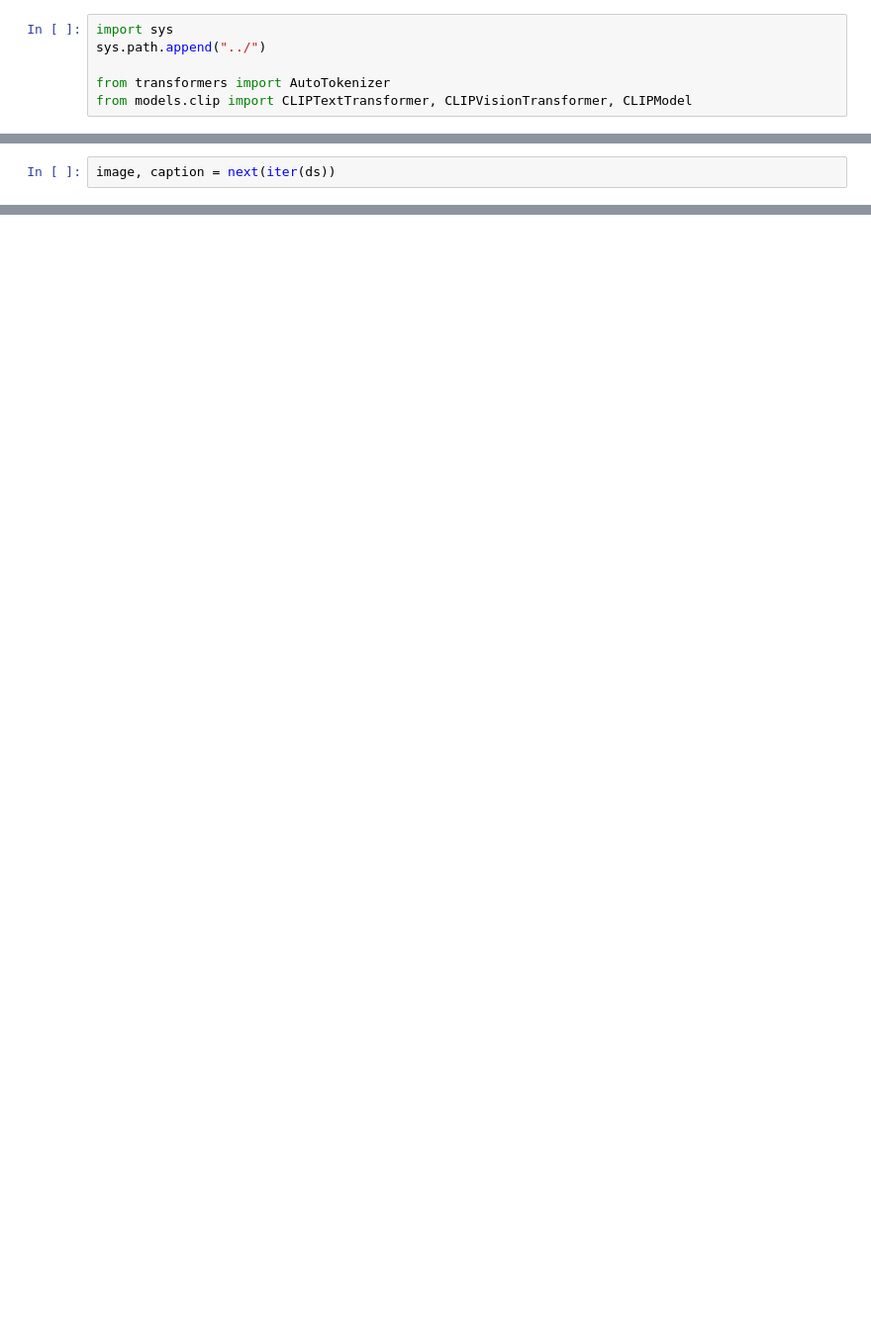
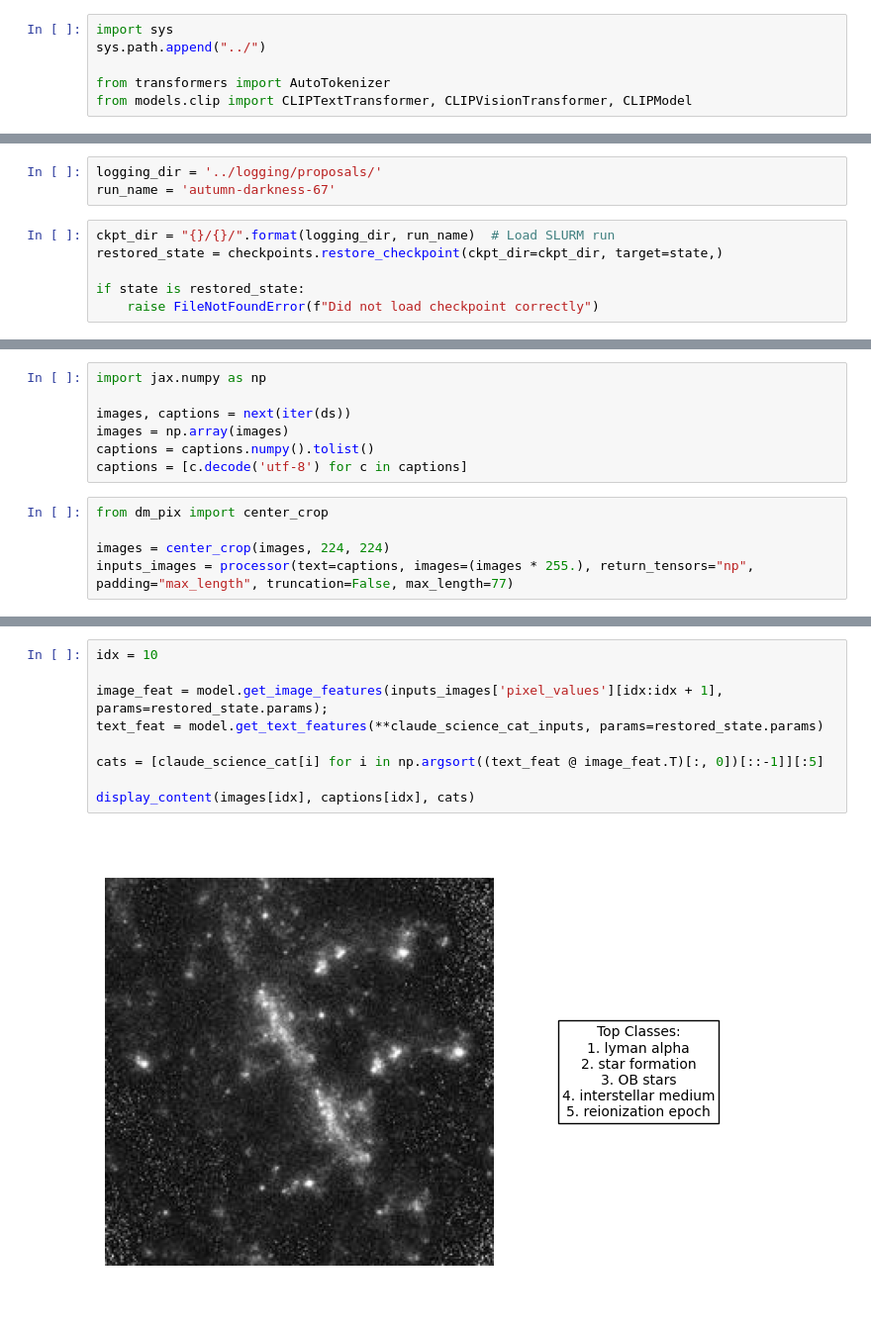
Before and after one commit to smsharma/PAPERCLIP-Hubble, a Jupyter notebook: notebooks/eval.ipynb, the cells around one changed output, grey strips where cells are left out. Shown at 99% size. Cells and saved outputs as stored; diff of their text form; blank space fills up the shorter version.

```diff
--- a/notebooks/eval.ipynb
+++ b/notebooks/eval.ipynb
@@ -30,3 +49,12 @@ If you'd like to file a bug, run with envvar XLA_FLAGS=--xla_dump_to=/tmp/foo an
+# %%
+logging_dir = '../logging/proposals/'
+run_name = 'autumn-darkness-67'
+# %%
+ckpt_dir = "{}/{}/".format(logging_dir, run_name)  # Load SLURM run
+restored_state = checkpoints.restore_checkpoint(ckpt_dir=ckpt_dir, target=state,)
+
+if state is restored_state:
+    raise FileNotFoundError(f"Did not load checkpoint correctly")
 # %%
 from models.dataset_utils import make_dataloader, create_input_iter
 
@@ -35,4 +62,14 @@ files = ['../data/tfrecords/observations_1.tfrecord','../data/tfrecords/observat
 ds = make_dataloader(files, batch_size=32, seed=42, split='val')
 batches = iter(ds)
 # %%
-image, caption = next(iter(ds))
+import jax.numpy as np
+
+images, captions = next(iter(ds))
+images = np.array(images)
+captions = captions.numpy().tolist()
+captions = [c.decode('utf-8') for c in captions]
+# %%
+from dm_pix import center_crop
+
+images = center_crop(images, 224, 224)
+inputs_images = processor(text=captions, images=(images * 255.), return_tensors="np", padding="max_length", truncation=False, max_length=77)
@@ -38,0 +105,11 @@ image, caption = next(iter(ds))
+# %%
+idx = 10
+
+image_feat = model.get_image_features(inputs_images['pixel_values'][idx:idx + 1], params=restored_state.params);
+text_feat = model.get_text_features(**claude_science_cat_inputs, params=restored_state.params)
+
+cats = [claude_science_cat[i] for i in np.argsort((text_feat @ image_feat.T)[:, 0])[::-1]][:5]
+
+display_content(images[idx], captions[idx], cats)
+# %% [output]
+[figure, added]
```
Also changed, not shown: parts of 5 cells of this notebook.
